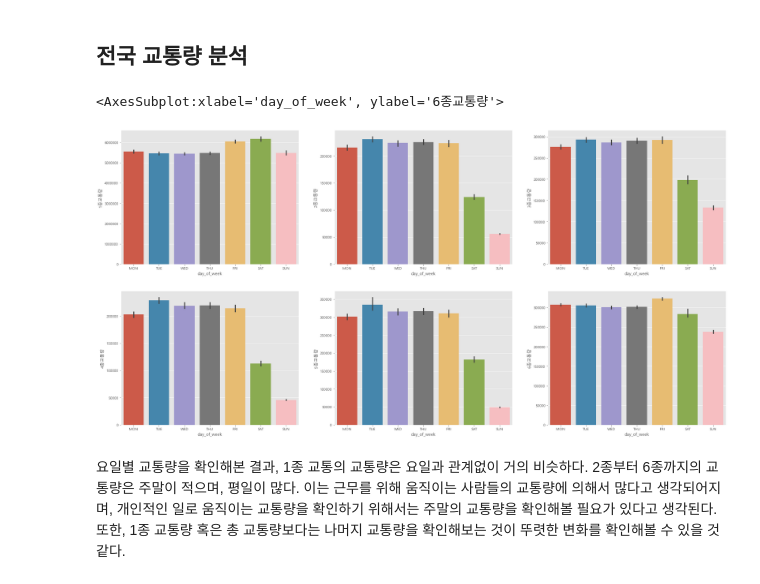
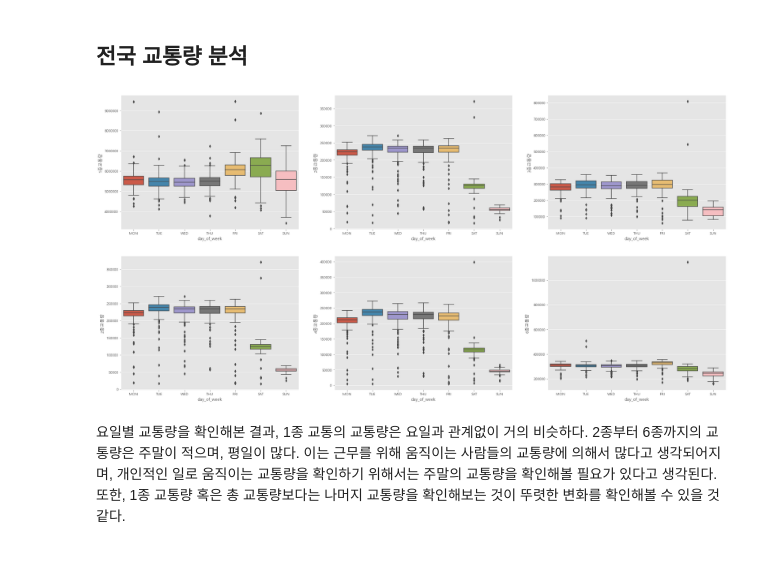
Before and after one commit to WooShangHyeon/damentor_3, a Jupyter notebook: FINAL_SAMHYUNTECH.ipynb, the cells around one changed output. Saved outputs shown, nothing was run; the diff lists cells and outputs as text; code cells hidden in the pictures.

Commit message:
box plot 만들기

```diff
--- a/FINAL_SAMHYUNTECH.ipynb
+++ b/FINAL_SAMHYUNTECH.ipynb
@@ -198,22 +198,17 @@ traffic_data_2021=traffic_data_total[traffic_data_total.year==2021]
 # 코로나 기간 저장
 
 traffic_data_2020_2021=traffic_data_total[(traffic_data_total.year==2020)|(traffic_data_total.year==2021)]
-# %%
-# 요일별 차종 평균 그래프 시각화
-
-fig, axes=plt.subplots(nrows=2, ncols=3)
-fig.set_size_inches(30,15)
-
-axes[0][0].get_yaxis().get_major_formatter().set_scientific(False)
-sns.barplot(x='day_of_week', y='1종교통량', data=traffic_data_total,ax=axes[0][0])
-sns.barplot(x='day_of_week', y='2종교통량', data=traffic_data_total,ax=axes[0][1])
-sns.barplot(x='day_of_week', y='3종교통량', data=traffic_data_total,ax=axes[0][2])
-sns.barplot(x='day_of_week', y='4종교통량', data=traffic_data_total,ax=axes[1][0])
-sns.barplot(x='day_of_week', y='5종교통량', data=traffic_data_total,ax=axes[1][1])
-sns.barplot(x='day_of_week', y='6종교통량', data=traffic_data_total,ax=axes[1][2])
-# %% [output]
-<AxesSubplot:xlabel='day_of_week', ylabel='6종교통량'>
-[figure, removed]
+# %%
+# 요일별 차종 평균 그래프 시각화
+traffic=['1종교통량','2종교통량','3종교통량','4종교통량','5종교통량','6종교통량']
+fig, axes=plt.subplots(nrows=2, ncols=3)
+fig.set_size_inches(30,15)
+for i in range(2):
+    for j in range(3):
+        axes[i][j].get_yaxis().get_major_formatter().set_scientific(False)
+        sns.boxplot(x='day_of_week', y=traffic[(i+1)*(j+1)-1], data=traffic_data_total,ax=axes[i][j])
+# %% [output]
+[figure, added]
 # %% [markdown]
 요일별 교통량을 확인해본 결과, 1종 교통의 교통량은 요일과 관계없이 거의 비슷하다.
 2종부터 6종까지의 교통량은 주말이 적으며, 평일이 많다.
```
Also changed, not shown: parts of 1 cell of this notebook.
